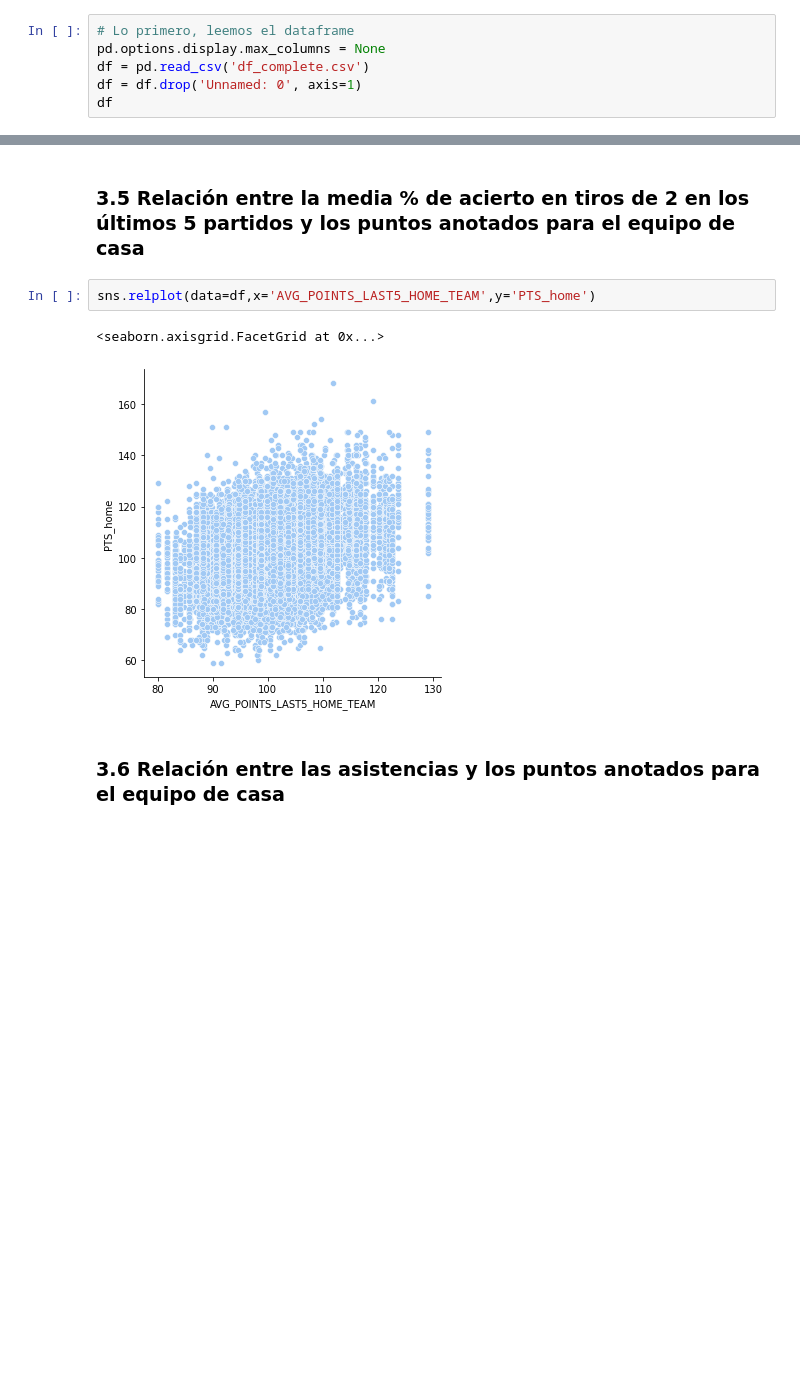
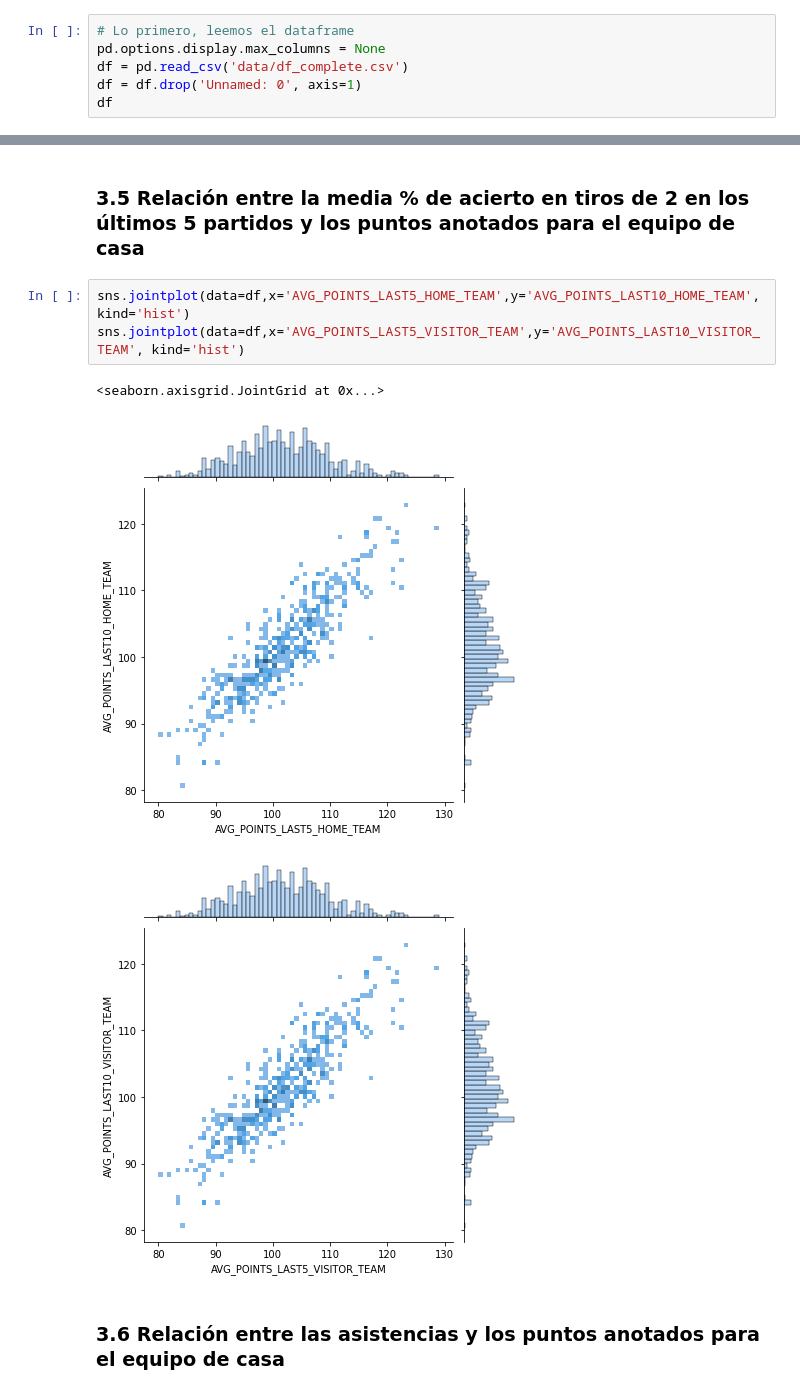
Before and after one commit to robertomanzanolopez/nba_statistics_prediction, a Jupyter notebook: data_exploration.ipynb, the cells around one changed output, grey strips where cells are left out. Drawn from its saved outputs; the diff is of its cells as text; blank space fills up the shorter version.

```diff
--- a/data_exploration.ipynb
+++ b/data_exploration.ipynb
@@ -8,7 +8,7 @@ sns.set_palette('pastel')
 # %%
 # Lo primero, leemos el dataframe
 pd.options.display.max_columns = None
-df = pd.read_csv('df_complete.csv')
+df = pd.read_csv('data/df_complete.csv')
 df = df.drop('Unnamed: 0', axis=1)
 df
 # %% [output]
@@ -228,10 +232,12 @@ sns.relplot(data=df,x='PTS_home',y='FG3_PCT_home')
 # %% [markdown]
 ### 3.5 Relación entre la media % de acierto en tiros de 2 en los últimos 5 partidos y los puntos anotados para el equipo de casa
 # %%
-sns.relplot(data=df,x='AVG_POINTS_LAST5_HOME_TEAM',y='PTS_home')
+sns.jointplot(data=df,x='AVG_POINTS_LAST5_HOME_TEAM',y='AVG_POINTS_LAST10_HOME_TEAM', kind='hist')
+sns.jointplot(data=df,x='AVG_POINTS_LAST5_VISITOR_TEAM',y='AVG_POINTS_LAST10_VISITOR_TEAM', kind='hist')
 # %% [output]
-<seaborn.axisgrid.FacetGrid at 0x...>
+<seaborn.axisgrid.JointGrid at 0x...>
-[figure, old version]
+[figure, new version]
+[figure, added]
 # %% [markdown]
 ### 3.6 Relación entre las asistencias y los puntos anotados para el equipo de casa
 # %%
```
Also changed, not shown: parts of 22 cells of this notebook.
